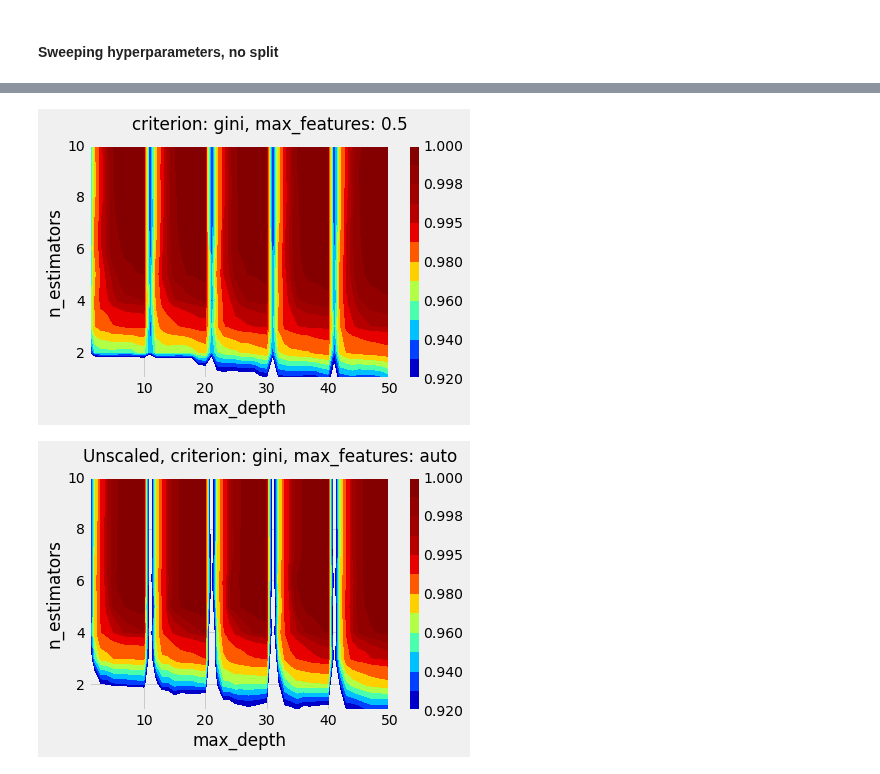
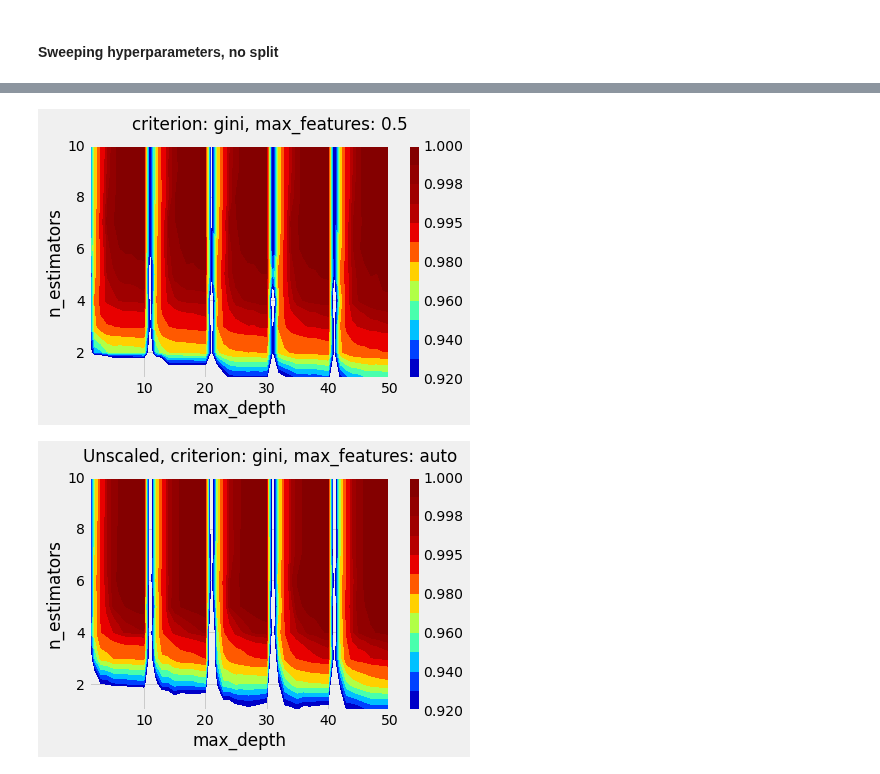
Before and after one commit to ysereda/Springboard, a Jupyter notebook: Capstone2_CustomerChurn.Random_Forest.ipynb, the cells around one changed output, grey strips where cells are left out. Cells and saved outputs as stored; diff of their text form; code cells hidden in the pictures.

```diff
--- a/Capstone2_CustomerChurn.Random_Forest.ipynb
+++ b/Capstone2_CustomerChurn.Random_Forest.ipynb
@@ -16,9 +16,12 @@ pd.set_option('display.max_rows', 600)
 # %% [markdown]
 #### Import data
 # %%
-#csv='data/df_20161022_onehot.csv', data/df_20161022_1.csv', 'data/df.csv'
-csv='data/df_20161022_onehot.csv'
-#csv='data/df_20161022_onehot_std.csv'
+standardize = False
+if standardize:
+        csv='data/df_20161022_onehot_std.csv'
+else:
+    #csv='data/df_20161022_onehot.csv', data/df_20161022_1.csv', 'data/df.csv'
+    csv='data/df_20161022_onehot.csv'
 df = pd.read_csv(csv)
 df.head()
 # %% [output]
@@ -154,7 +157,9 @@ data/df_20161022_onehot.csv
 # %%
 # Initialize score dataframe
-scores_csv = 'data/RandomForest.ns.hyperparam_sweep_scores.csv'
-#scores_csv = 'data/RandomForest.std_ns.hyperparam_sweep_scores.csv'
+if standardize:
+    scores_csv = 'data/RandomForest.std_ns.hyperparam_sweep_scores.csv'
+else:
+    scores_csv = 'data/RandomForest.ns.hyperparam_sweep_scores.csv'
 if os.path.exists(scores_csv):
     scores = pd.read_csv(scores_csv)
 else:
@@ -177,7 +182,7 @@ for criterion in ['entropy']: #['gini', 'entropy']
 scores.sort_values(['criterion','max_features','max_depth','n_estimators'], inplace=True)
 scores.to_csv(scores_csv, index=False)
 
-auc_max = np.max(auc['roc_auc'])
+auc_max = np.max(scores['roc_auc'])
 print("Currently maximal ROC AUC:",auc_max)
 print("Currently optimal hyperparameters:")
-print( auc.loc[auc['roc_auc']==auc_max] )
+print( scores.loc[scores['roc_auc']==auc_max] )
@@ -197,20 +189,20 @@ print( auc.loc[auc['roc_auc']==auc_max] )
 # %%
 # Contour plot for a chosen combination of (criterion, max_features)
 criterion = 'gini'
-max_features=0.5
-ds = auc.loc[(auc['criterion']==criterion) & (auc['max_features']==max_features)] # dataset selection
+max_features='0.5'
+ds = scores.loc[(scores['criterion']==criterion) & (scores['max_features']==max_features)] # dataset selection
 x_val = ds['max_depth'].unique()
 y_val = ds['n_estimators'].unique()
 
 #https://jakevdp.github.io/PythonDataScienceHandbook/04.04-density-and-contour-plots.html
 plt.contourf(x_val, y_val, np.array(ds['roc_auc']).reshape(len(y_val), len(x_val)),
              levels=np.concatenate( (np.arange(0.92,0.991,0.01), np.array([0.995, 0.997, 0.998, 0.999, 1])) ), cmap='jet'); #https://matplotlib.org/stable/tutorials/colors/colormaps.html
 plt.colorbar();
 plt.xlabel('max_depth')
 plt.ylabel('n_estimators')
 plt.suptitle(f'criterion: {criterion}, max_features: {max_features}');
 # %% [output]
-[figure, old version]
+[figure, new version]
 # %%
 criterion = 'gini'
 for max_features in ['auto', 'sqrt', 'log2', '0.5']:
```
Also changed, not shown: parts of 21 cells of this notebook.
